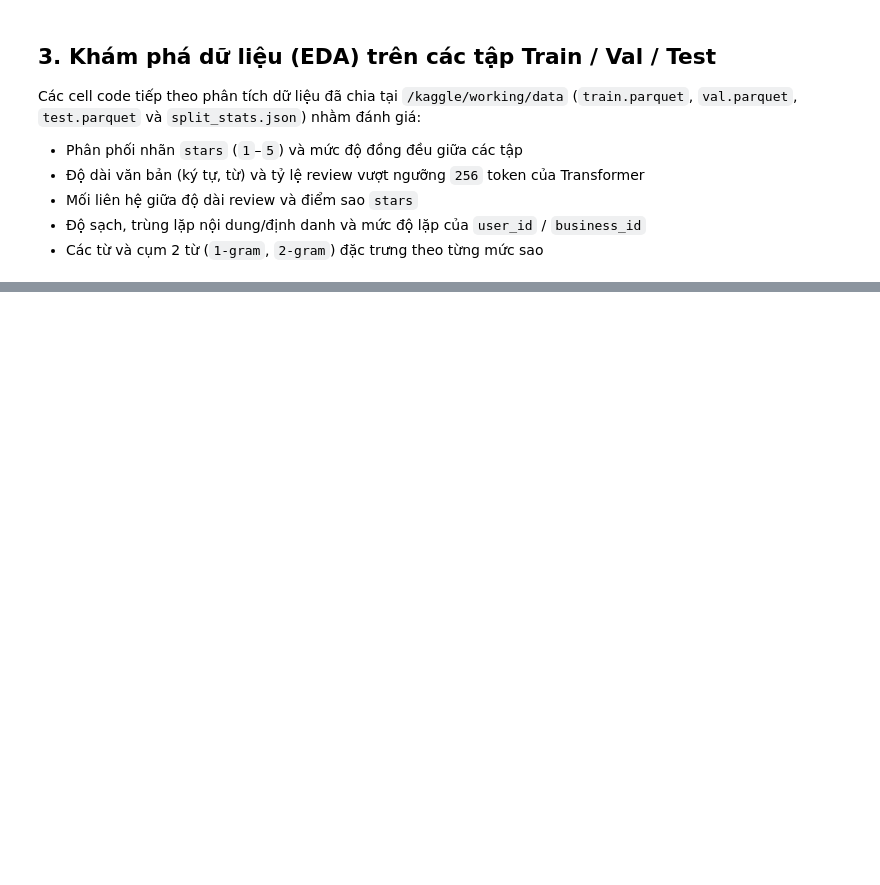
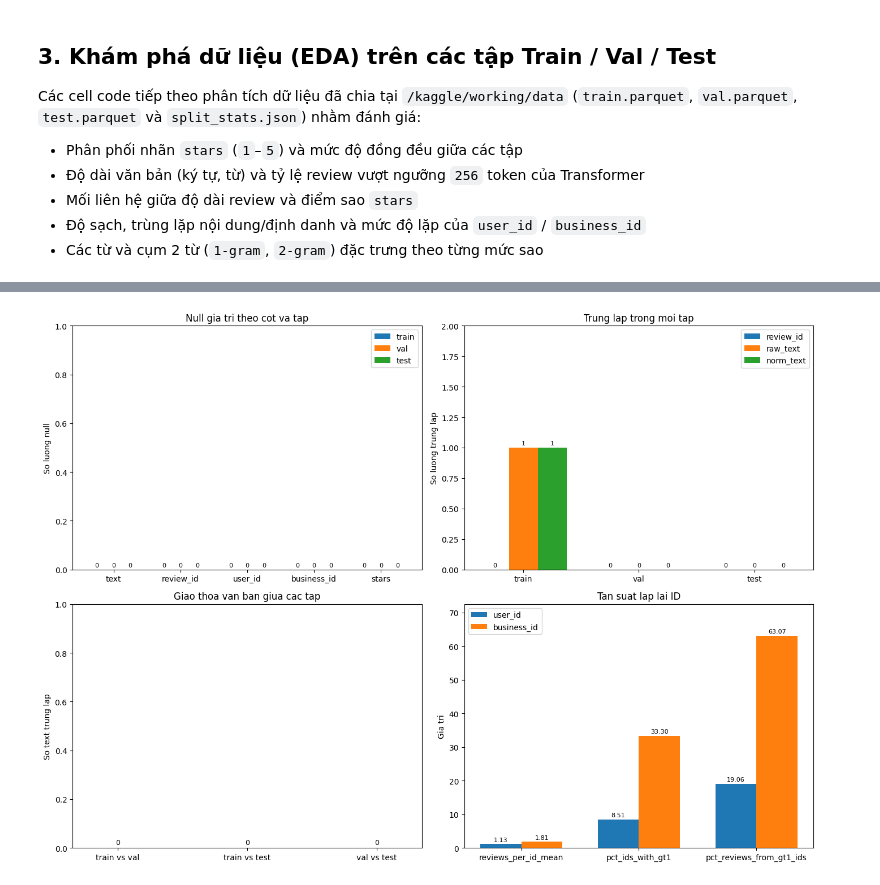
Before and after one commit to toan58936/topic, a Jupyter notebook: notebooks/01-yelp-data-eda-baseline.ipynb, the cells around one changed output, grey strips where cells are left out. Saved outputs shown, nothing was run; the diff lists cells and outputs as text; code cells hidden in the pictures; blank space fills up the shorter version.

```diff
--- a/notebooks/01-yelp-data-eda-baseline.ipynb
+++ b/notebooks/01-yelp-data-eda-baseline.ipynb
@@ -747,0 +406,83 @@ Ngưỡng mục tiêu Mốc 1 (0.85 * RMSE_val): 0.6623
+# %%
+import matplotlib.pyplot as plt
+import numpy as np
+
+fig, axes = plt.subplots(2, 2, figsize=(14, 10))
+
+# 1. Bar: null gia tri theo cot va tap
+ax = axes[0, 0]
+target_cols = ['text', 'review_id', 'user_id', 'business_id', 'stars']
+col_nulls = {col: [] for col in target_cols}
+for name, df in splits.items():
+    for col in target_cols:
+        col_nulls[col].append(int(df[col].isna().sum()))
+
+x = np.arange(len(target_cols))
+width = 0.25
+for i, (name, _) in enumerate(splits.items()):
+    vals = [col_nulls[col][i] for col in target_cols]
+    bars = ax.bar(x + i * width, vals, width, label=name)
+    ax.bar_label(bars, padding=2, fontsize=8)
+ax.set_xticks(x + width)
+ax.set_xticklabels(target_cols)
+ax.set_ylim(0, max(1, max(max(v) for v in col_nulls.values()) + 1))
+ax.set_ylabel('So luong null')
+ax.set_title('Null gia tri theo cot va tap')
+ax.legend()
+
+# 2. Bar: trung lap trong tap
+ax = axes[0, 1]
+dup_categories = ['dup_review_id_in_split', 'dup_raw_text_in_split', 'dup_norm_text_in_split']
+dup_vals = {cat: [] for cat in dup_categories}
+for name, df in splits.items():
+    rids = df['review_id'].astype(str)
+    raw_text = df['text'].astype(str)
+    norm_text = raw_text.str.lower().str.strip().str.replace(r'\s+', ' ', regex=True)
+    dup_vals['dup_review_id_in_split'].append(int(rids.duplicated().sum()))
+    dup_vals['dup_raw_text_in_split'].append(int(raw_text.duplicated().sum()))
+    dup_vals['dup_norm_text_in_split'].append(int(norm_text.duplicated().sum()))
+
+x = np.arange(len(splits))
+width = 0.25
+for i, cat in enumerate(dup_categories):
+    bars = ax.bar(x + i * width, dup_vals[cat], width, label=cat.replace('dup_', '').replace('_in_split', ''))
+    ax.bar_label(bars, padding=2, fontsize=8)
+ax.set_xticks(x + width)
+ax.set_xticklabels(list(splits.keys()))
+ax.set_ylim(0, max(2, max(max(v) for v in dup_vals.values()) + 0.5))
+ax.set_ylabel('So luong trung lap')
+ax.set_title('Trung lap trong moi tap')
+ax.legend()
+
+# 3. Bar: giao thoa giua cac tap
+ax = axes[1, 0]
+pairs = [('train', 'val'), ('train', 'test'), ('val', 'test')]
+overlaps = [len(norm_sets[a] & norm_sets[b]) for a, b in pairs]
+bars = ax.bar([f'{a} vs {b}' for a, b in pairs], overlaps, color='purple', width=0.45)
+ax.bar_label(bars, padding=2, fontsize=9)
+ax.set_ylim(0, max(1, max(overlaps) + 1))
+ax.set_ylabel('So text trung lap')
+ax.set_title('Giao thoa van ban giua cac tap')
+
+# 4. Bar: tan suat lap lai ID
+ax = axes[1, 1]
+id_metrics = ['reviews_per_id_mean', 'pct_ids_with_gt1', 'pct_reviews_from_gt1_ids']
+x = np.arange(len(id_metrics))
+width = 0.35
+user_vals = [id_summary_rows[0][m] for m in id_metrics]
+biz_vals = [id_summary_rows[1][m] for m in id_metrics]
+b1 = ax.bar(x - width / 2, user_vals, width, label='user_id')
+b2 = ax.bar(x + width / 2, biz_vals, width, label='business_id')
+ax.bar_label(b1, fmt='%.2f', padding=2, fontsize=8)
+ax.bar_label(b2, fmt='%.2f', padding=2, fontsize=8)
+ax.set_xticks(x)
+ax.set_xticklabels(id_metrics)
+ax.set_ylim(0, max(biz_vals) * 1.15)
+ax.set_ylabel('Gia tri')
+ax.set_title('Tan suat lap lai ID')
+ax.legend()
+
+plt.tight_layout()
+plt.show()
+# %% [output]
+[figure, added]
```
Also changed, not shown: parts of 18 cells of this notebook.
